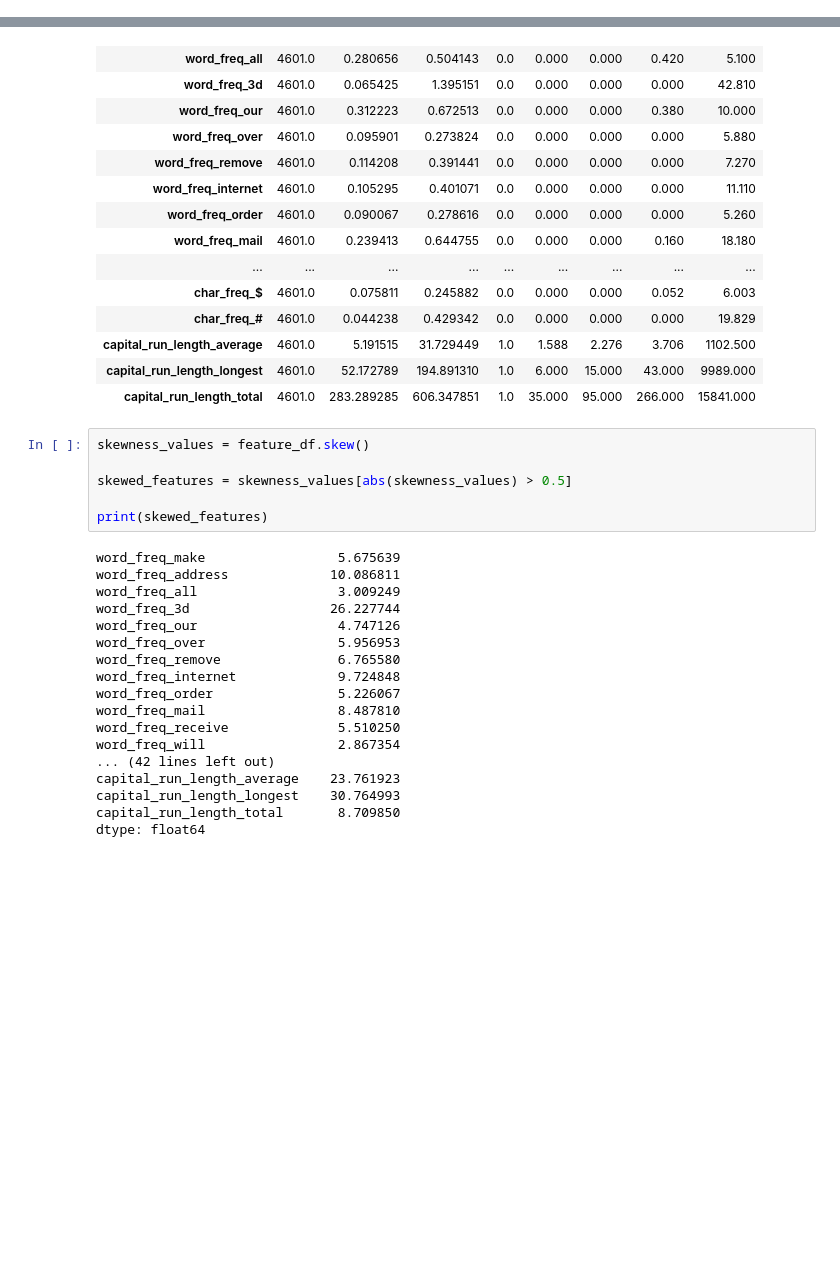
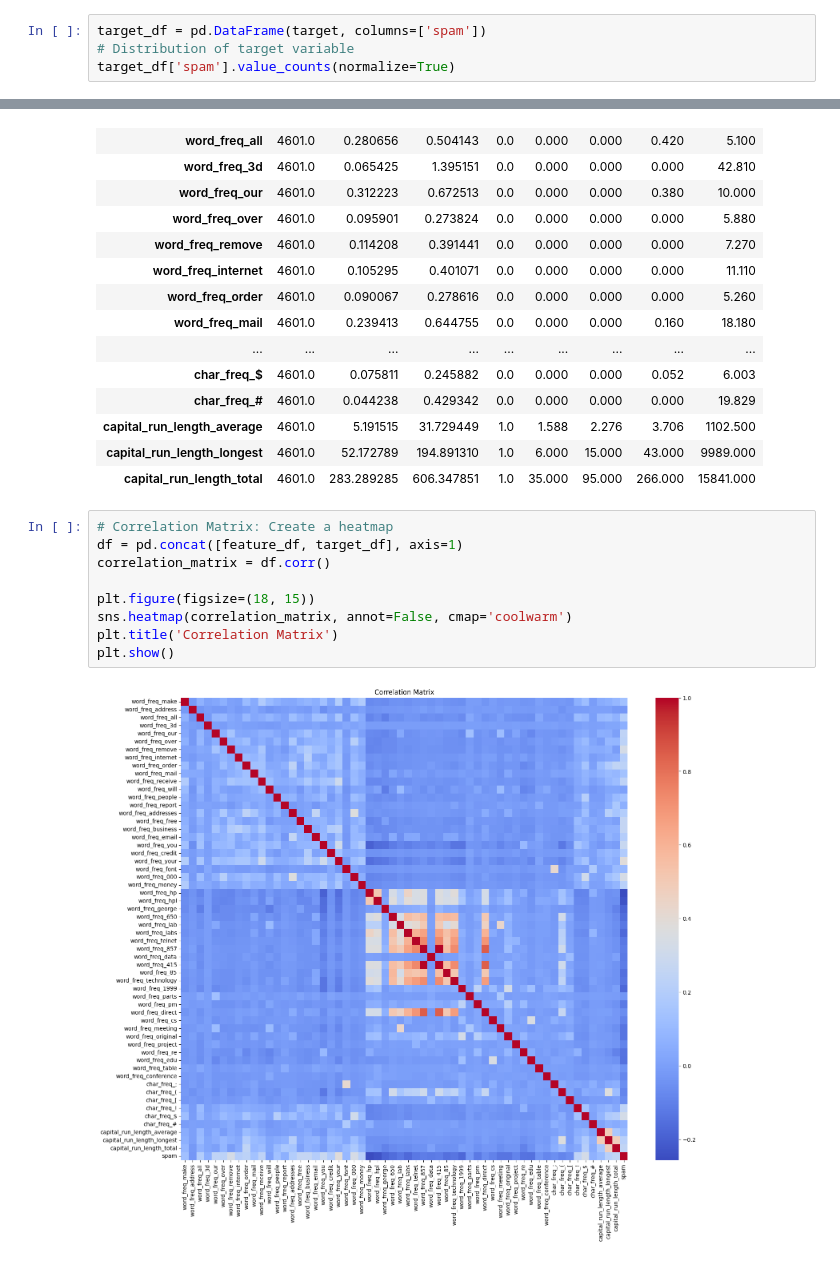
Before and after one commit to iajaykarthick/Email-Spam-Classification, a Jupyter notebook: notebooks/01_EDA.ipynb, the cells around one changed output, grey strips where cells are left out. Saved outputs shown, nothing was run; the diff lists cells and outputs as text; blank space fills up the shorter version.

Commit message:
add corr & pair plots

```diff
--- a/notebooks/01_EDA.ipynb
+++ b/notebooks/01_EDA.ipynb
@@ -98,3 +98,7 @@ plot_histograms(feature_df)  # Plot histograms of all features
 # Most of the features are skewed to the right. We may need to transform them to make them more normally distributed.
 # For now, planning to build decision trees, so no need to transform the features.
 # We can also use decision trees to identify the most important features and then use those for further analysis.
+# %%
+target_df = pd.DataFrame(target, columns=['spam'])
+# Distribution of target variable
+target_df['spam'].value_counts(normalize=True)
@@ -120,27 +129,14 @@ summary_statistics
 | capital_run_length_average | 4601.0 | 5.191515 | 31.729449 | 1.0 | 1.588 | 2.276 | 3.706 | 1102.500 |
 | capital_run_length_longest | 4601.0 | 52.172789 | 194.891310 | 1.0 | 6.000 | 15.000 | 43.000 | 9989.000 |
 | capital_run_length_total | 4601.0 | 283.289285 | 606.347851 | 1.0 | 35.000 | 95.000 | 266.000 | 15841.000 |
-# %%
-skewness_values = feature_df.skew()
-
-skewed_features = skewness_values[abs(skewness_values) > 0.5]
-
-print(skewed_features)
-# %% [output]
-word_freq_make                 5.675639
-word_freq_address             10.086811
-word_freq_all                  3.009249
-word_freq_3d                  26.227744
-word_freq_our                  4.747126
-word_freq_over                 5.956953
-word_freq_remove               6.765580
-word_freq_internet             9.724848
-word_freq_order                5.226067
-word_freq_mail                 8.487810
-word_freq_receive              5.510250
-word_freq_will                 2.867354
-... (42 lines left out)
-capital_run_length_average    23.761923
-capital_run_length_longest    30.764993
-capital_run_length_total       8.709850
-dtype: float64
+# %%
+# Correlation Matrix: Create a heatmap
+df = pd.concat([feature_df, target_df], axis=1)
+correlation_matrix = df.corr()
+
+plt.figure(figsize=(18, 15))
+sns.heatmap(correlation_matrix, annot=False, cmap='coolwarm')
+plt.title('Correlation Matrix')
+plt.show()
+# %% [output]
+[figure, added]
```
Also changed, not shown: parts of 2 cells of this notebook.
